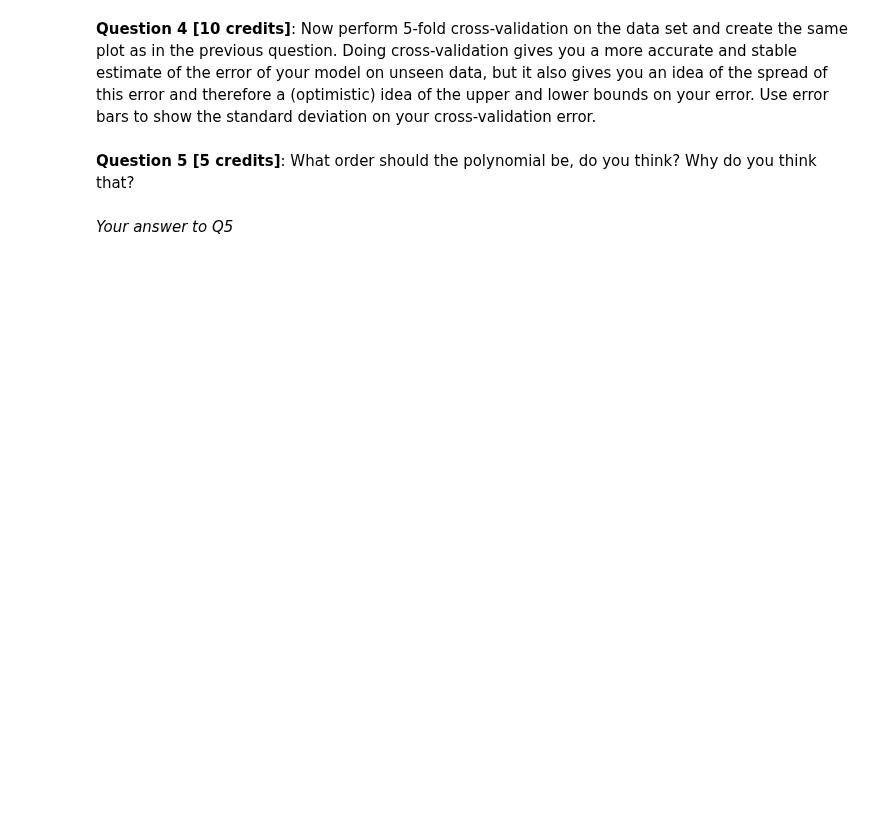
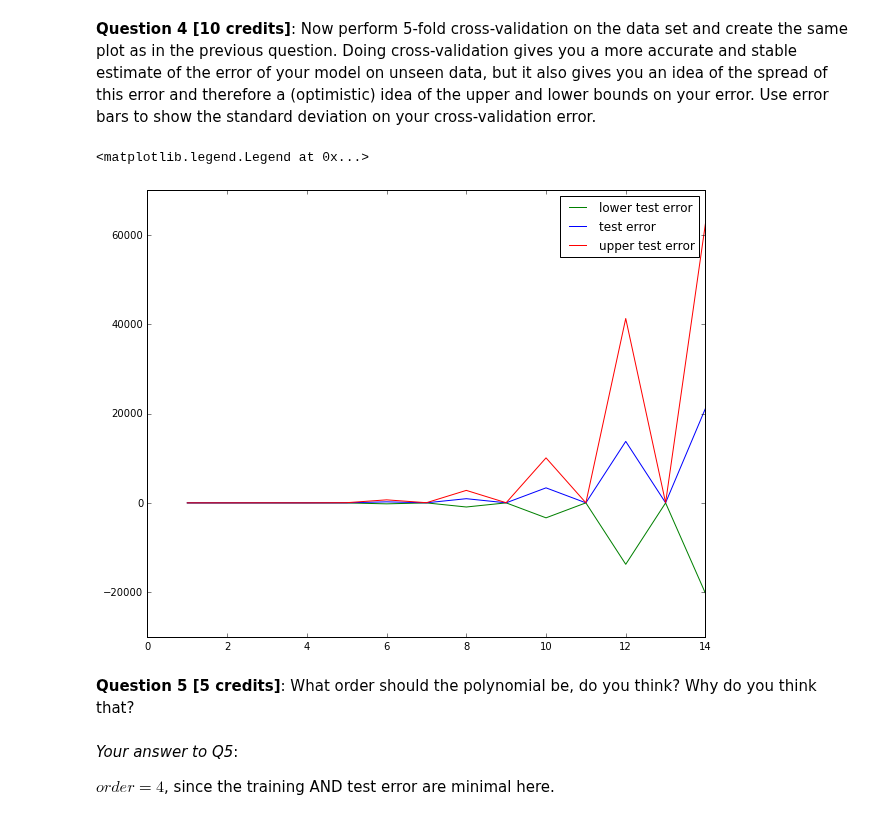
Before and after one commit to thomasbrus/machine-learning, a Jupyter notebook: practicum/week-3/lab-3.ipynb, the cells around one changed output. Cells and saved outputs as stored; diff of their text form; code cells hidden in the pictures; blank space fills up the shorter version.

```diff
--- a/practicum/week-3/lab-3.ipynb
+++ b/practicum/week-3/lab-3.ipynb
@@ -224,4 +227,30 @@ ValueError: The truth value of an array with more than one element is ambiguous.
+# %%
+orders = range(1, 15)
+
+k = 5
+
+lower_ys = []
+average_ys = []
+upper_ys = []
+
+for order in orders:
+    test_errors = [errors(inputs, labels, order=order, folds=k, test_sample=i)[1].item(0, 0) for i in range(k)]
+
+    lower_ys += [np.mean(test_errors) - np.std(test_errors)]
+    average_ys += [np.mean(test_errors)]
+    upper_ys += [np.mean(test_errors) + np.std(test_errors)]
+
+plt.plot(orders, lower_ys, 'green', label='lower test error')
+plt.plot(orders, average_ys, 'blue', label='test error')
+plt.plot(orders, upper_ys, 'red', label='upper test error')
+
+plt.legend()
+# %% [output]
+<matplotlib.legend.Legend at 0x...>
+[figure, added]
 # %% [markdown]
 **Question 5 [5 credits]**: What order should the polynomial be, do you think? Why do you think that?
 # %% [markdown]
-*Your answer to Q5*
+*Your answer to Q5*:
+
+$order=4$, since the training AND test error are minimal here.
```
Also changed, not shown: parts of 2 cells of this notebook.
